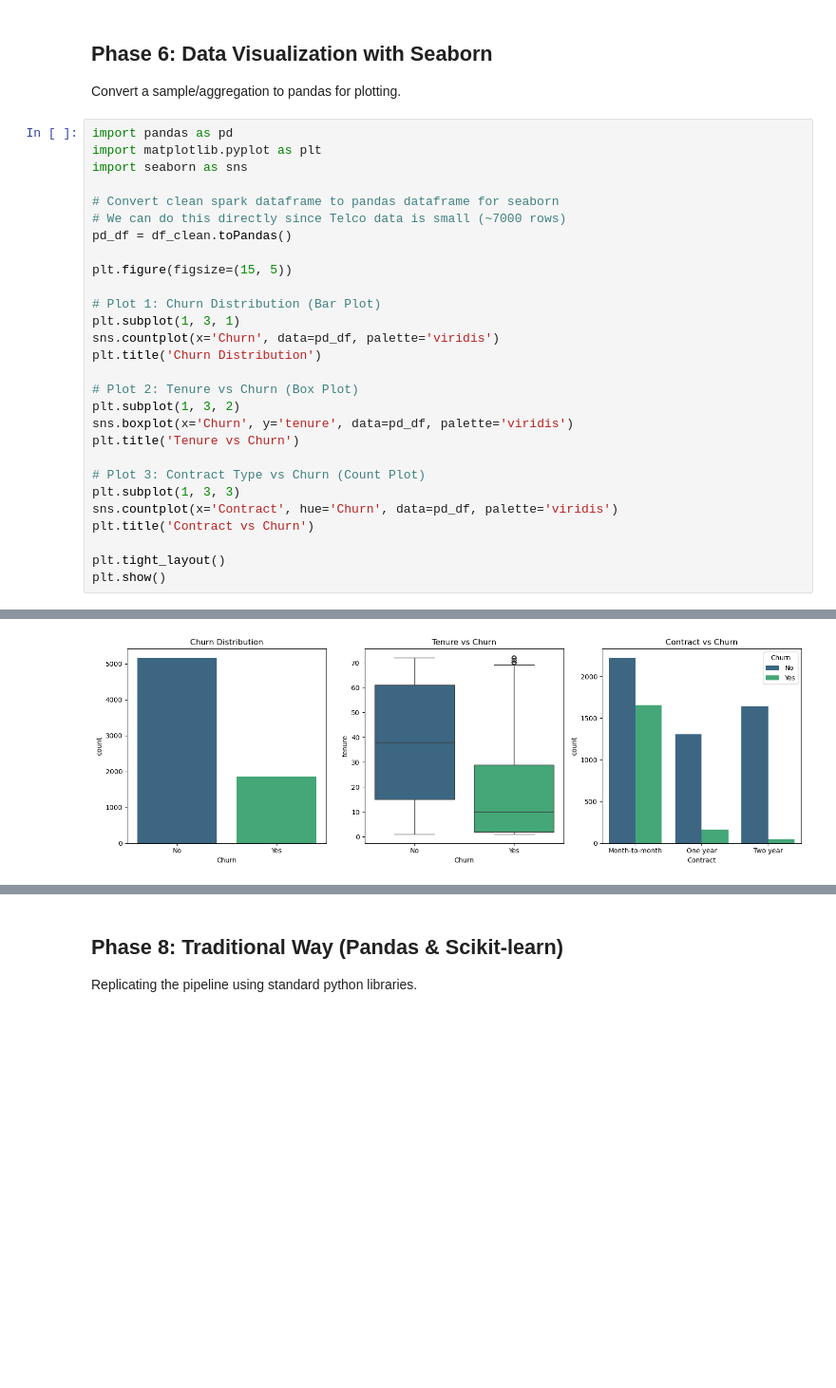
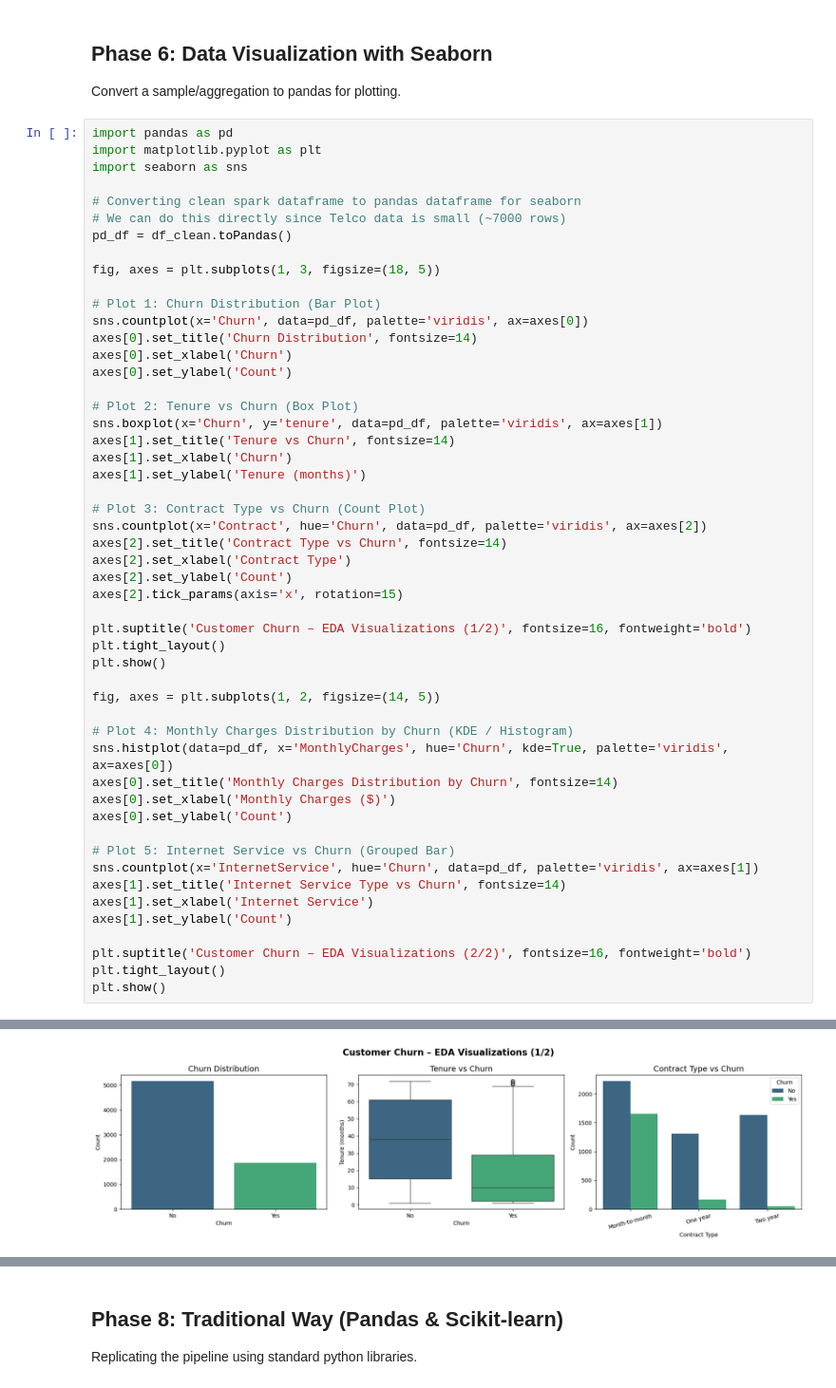
Before and after one commit to Arun949/customer_churn-sparkml, a Jupyter notebook: notebooks/Customer_Churn_SparkML.ipynb, the cells around one changed output, grey strips where cells are left out. Shown at 95% size. Cells and saved outputs as stored; diff of their text form; blank space fills up the shorter version.

Commit message:
Refactor churn pipeline and update SparkML notebook outputs

```diff
--- a/notebooks/Customer_Churn_SparkML.ipynb
+++ b/notebooks/Customer_Churn_SparkML.ipynb
@@ -225,29 +253,52 @@ import pandas as pd
 import matplotlib.pyplot as plt
 import seaborn as sns
 
-# Convert clean spark dataframe to pandas dataframe for seaborn
+# Converting clean spark dataframe to pandas dataframe for seaborn
 # We can do this directly since Telco data is small (~7000 rows)
 pd_df = df_clean.toPandas()
 
-plt.figure(figsize=(15, 5))
+fig, axes = plt.subplots(1, 3, figsize=(18, 5))
 
 # Plot 1: Churn Distribution (Bar Plot)
-plt.subplot(1, 3, 1)
-sns.countplot(x='Churn', data=pd_df, palette='viridis')
-plt.title('Churn Distribution')
+sns.countplot(x='Churn', data=pd_df, palette='viridis', ax=axes[0])
+axes[0].set_title('Churn Distribution', fontsize=14)
+axes[0].set_xlabel('Churn')
+axes[0].set_ylabel('Count')
 
 # Plot 2: Tenure vs Churn (Box Plot)
-plt.subplot(1, 3, 2)
-sns.boxplot(x='Churn', y='tenure', data=pd_df, palette='viridis')
-plt.title('Tenure vs Churn')
+sns.boxplot(x='Churn', y='tenure', data=pd_df, palette='viridis', ax=axes[1])
+axes[1].set_title('Tenure vs Churn', fontsize=14)
+axes[1].set_xlabel('Churn')
+axes[1].set_ylabel('Tenure (months)')
 
 # Plot 3: Contract Type vs Churn (Count Plot)
-plt.subplot(1, 3, 3)
-sns.countplot(x='Contract', hue='Churn', data=pd_df, palette='viridis')
-plt.title('Contract vs Churn')
+sns.countplot(x='Contract', hue='Churn', data=pd_df, palette='viridis', ax=axes[2])
+axes[2].set_title('Contract Type vs Churn', fontsize=14)
+axes[2].set_xlabel('Contract Type')
+axes[2].set_ylabel('Count')
+axes[2].tick_params(axis='x', rotation=15)
 
+plt.suptitle('Customer Churn – EDA Visualizations (1/2)', fontsize=16, fontweight='bold')
 plt.tight_layout()
 plt.show()
+
+fig, axes = plt.subplots(1, 2, figsize=(14, 5))
+
+# Plot 4: Monthly Charges Distribution by Churn (KDE / Histogram)
+sns.histplot(data=pd_df, x='MonthlyCharges', hue='Churn', kde=True, palette='viridis', ax=axes[0])
+axes[0].set_title('Monthly Charges Distribution by Churn', fontsize=14)
+axes[0].set_xlabel('Monthly Charges ($)')
+axes[0].set_ylabel('Count')
+
+# Plot 5: Internet Service vs Churn (Grouped Bar)
+sns.countplot(x='InternetService', hue='Churn', data=pd_df, palette='viridis', ax=axes[1])
+axes[1].set_title('Internet Service Type vs Churn', fontsize=14)
+axes[1].set_xlabel('Internet Service')
+axes[1].set_ylabel('Count')
+
+plt.suptitle('Customer Churn – EDA Visualizations (2/2)', fontsize=16, fontweight='bold')
+plt.tight_layout()
+plt.show()
 # %% [output]
 Passing `palette` without assigning `hue` is deprecated and will be removed in v0.14.0. Assign the `x` variable to `hue` and set `legend=False` for the same effect.
 
@@ -259 +310 @@ Passing `palette` without assigning `hue` is deprecated and will be removed in v
-[figure, old version]
+[figure, new version]
```
Also changed, not shown: parts of 11 cells of this notebook.
